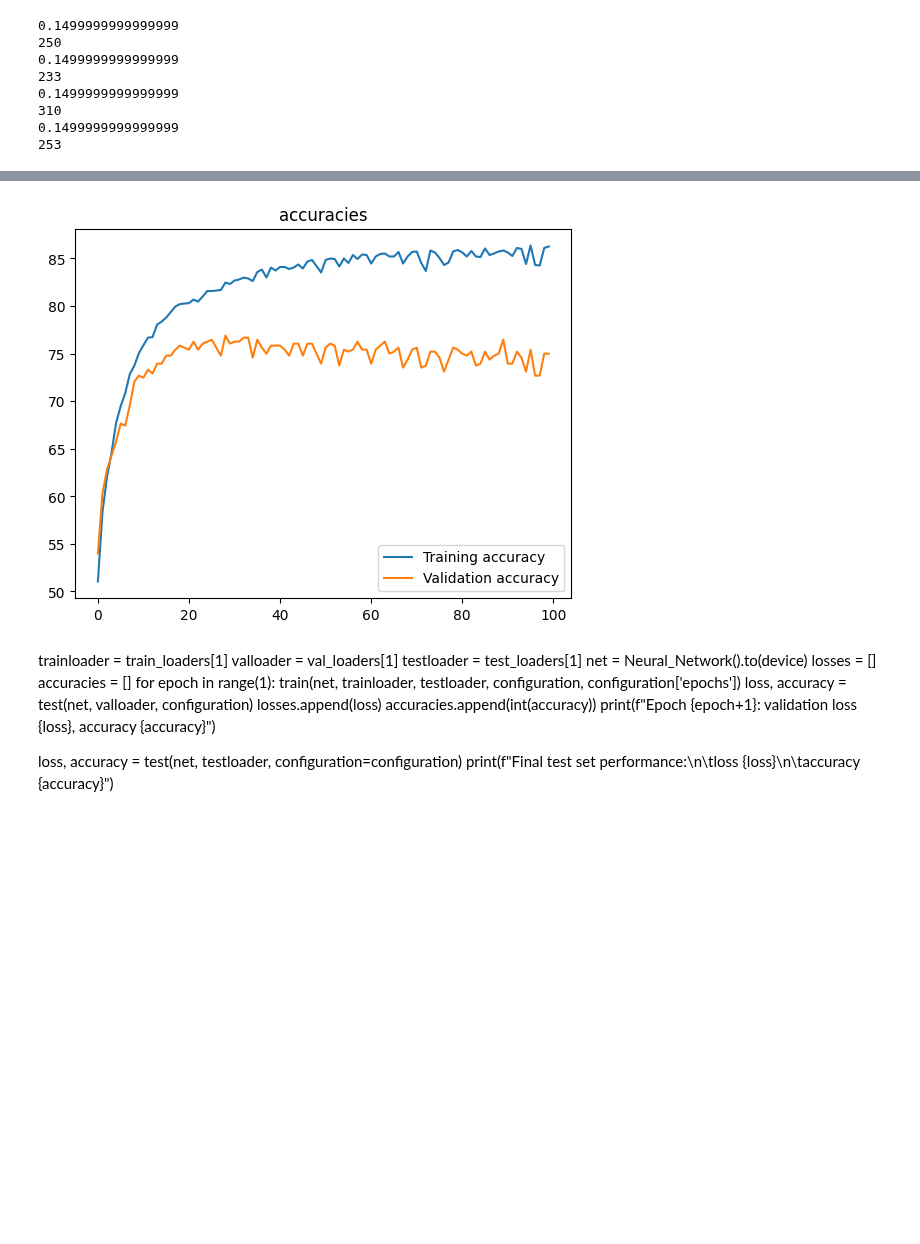
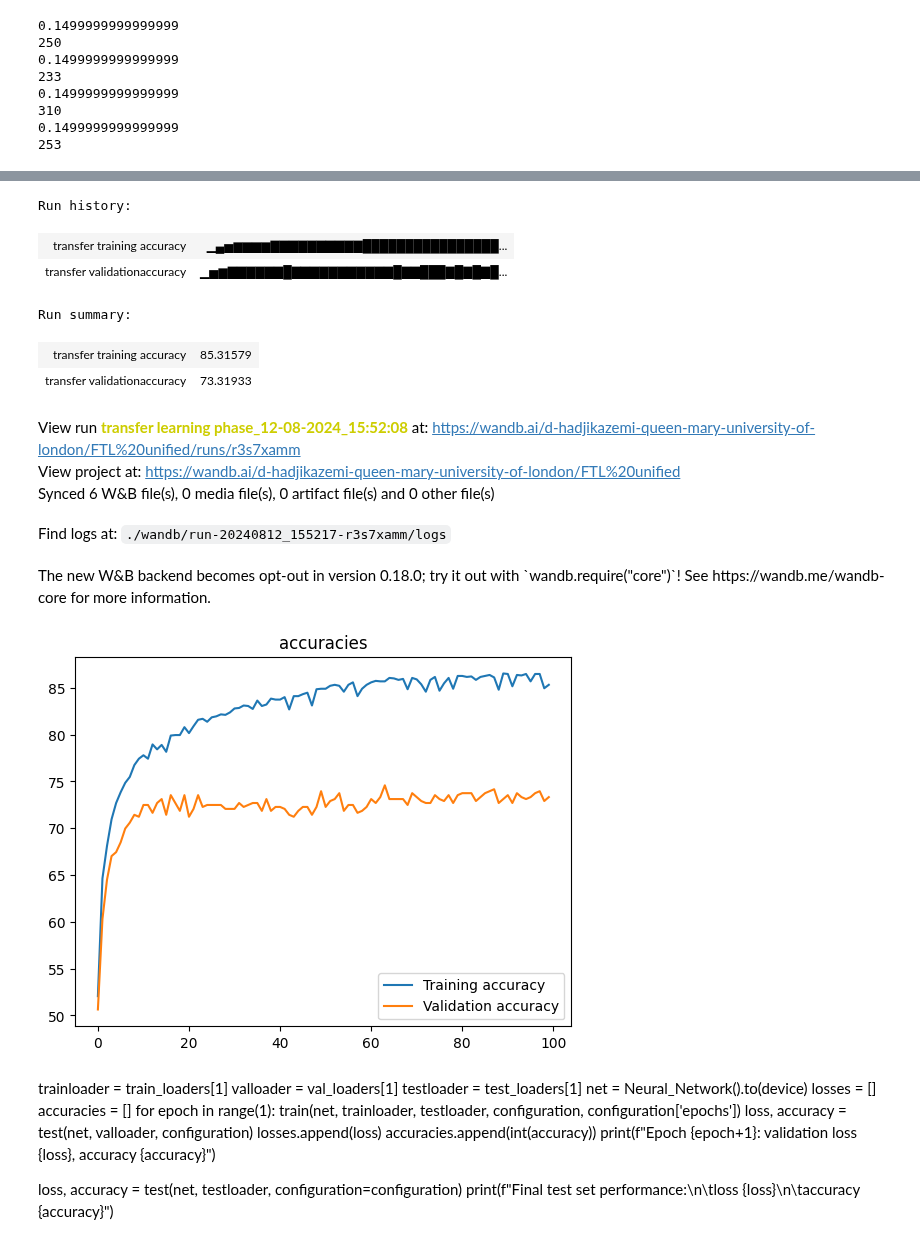
Before and after one commit to dibahk/FTL-on-Predictive-Maintenace, a Jupyter notebook: FTL/FTL_unified_train.ipynb, the cells around one changed output, grey strips where cells are left out. Cells and saved outputs as stored; diff of their text form; code cells hidden in the pictures; blank space fills up the shorter version.

```diff
--- a/FTL/FTL_unified_train.ipynb
+++ b/FTL/FTL_unified_train.ipynb
@@ -211,7 +211,7 @@ def evaluate_metric(model, data_iter, metric):
         n += len(y)
     return c*100 / n
 # %%
-def train(model, train_loaders,test_loader, config, epochs):
+def train(model, train_loaders,test_loader, config, epochs, name):
     loss = nn.CrossEntropyLoss()
     optimizer = torch.optim.Adam(model.parameters(), lr=config['learning_rate'], weight_decay=config['decay'])
     losses = [] # Stores the loss for each training batch
@@ -237,12 +237,13 @@ def train(model, train_loaders,test_loader, config, epochs):
         train_accs.append(train_acc)
         test_acc = evaluate_metric(model, test_loader, correct)
         test_accs.append(test_acc)
+        wandb.log({f'{name} training accuracy': train_acc,
+                   f'{name} validationaccuracy': test_acc})
         print(f'Epoch {epoch+1}: Training accuracy: {train_accs[-1]} Testing accuracy: {test_accs[-1]}.') # Computes and displays training/testing dataset accuracy.
     plt.plot(list(map(lambda x: x.cpu(),train_accs)), label='Training accuracy')
     plt.plot(list(map(lambda x: x.cpu(),test_accs)), label='Validation accuracy')
     plt.title('accuracies')
     plt.legend()
-
 def test(model, test_loaders,  configuration):
     loss = nn.CrossEntropyLoss()
     test_accs = []
@@ -277,7 +278,7 @@ net = Neural_Network().to(device)
 losses = []
 accuracies = []
 for epoch in range(1):
-    train(net, trainloader, valloader, configuration, configuration['epochs'])
+    train(net, trainloader, valloader, configuration, configuration['epochs'], name= 'centralized')
     loss, accuracy = test(net, valloader, configuration)
     losses.append(loss)
     accuracies.append(int(accuracy))
@@ -286,5 +287,6 @@ for epoch in range(1):
 loss, accuracy = test(net, testloader, configuration=configuration)
 
 print(f"Final test set performance:\n\tloss {loss}\n\taccuracy {accuracy}")
+wandb.finish()
 # %% [output]
 Epoch 1/100
@@ -320,3 +333,26 @@ azure_train_loaders, azure_val_loaders, azure_test_loader, azure_train_loaders_t
 310
 0.1499999999999999
 253
+# %%
+wandb.init(
+    # set the wandb project where this run will be logged
+    project="FTL unified",
+    name= "transfer learning phase_{}".format(date_time),
+    # track hyperparameters and run metadata
+    config={
+    "learning_rate": 0.0001,
+    "architecture": "CNN",
+    "epochs": 100,
+    "batch_size": 64,
+    "decay":0,
+    'dropout': 0.001,
+    "learning_rate_FL": 0.0001,
+    "batch_size_FL": 64,
+    "decay_FL": 1e-5,
+    'num_rounds_FL': 50,
+    'epochs_FL': 100,
+    'dropout_FL': 0.001
+    }
+)
+
+configuration  = dict(wandb.config)
@@ -324,7 +367,7 @@ azure_train_loaders, azure_val_loaders, azure_test_loader, azure_train_loaders_t
 losses_transfer = []
 accuracies_transfer = []
 for epoch in range(1):
-    train(net, azure_train_loaders_transfer, azure_val_loaders_transfer, configuration, configuration['epochs'])
+    train(net, azure_train_loaders_transfer, azure_val_loaders_transfer, configuration, configuration['epochs'], name= 'transfer')
     loss, accuracy = test(net, azure_val_loaders_transfer, configuration)
     losses_transfer.append(loss)
     accuracies_transfer.append(int(accuracy))
@@ -333,5 +376,6 @@ for epoch in range(1):
 losses_transfer, accuracy_transfer = test(net, testloader, configuration=configuration)
 
 print(f"Final test set performance:\n\tloss {loss}\n\taccuracy {accuracy}")
+wandb.finish()
 # %% [output]
 Epoch 1/100
@@ -354,4 +398,15 @@ Final test set performance:
+Run history:
+| transfer training accuracy | ▁▄▅▆▆▆▆▇▇▇▇▇▇▇▇▇▇████████████████... |
+| transfer validationaccuracy | ▁▅▆▇▇▇▇▇▇█▇▇▇▇▇▇▇▇▇▇▇█▇▇███▇█▇█▇█... |
+Run summary:
+| transfer training accuracy | 85.31579 |
+| transfer validationaccuracy | 73.31933 |
+View run transfer learning phase_12-08-2024_15:52:08 at: https://wandb.ai/d-hadjikazemi-queen-mary-university-of-london/FTL%20unified/runs/r3s7xamm
+View project at: https://wandb.ai/d-hadjikazemi-queen-mary-university-of-london/FTL%20unified
+Synced 6 W&B file(s), 0 media file(s), 0 artifact file(s) and 0 other file(s)
+Find logs at: ./wandb/run-20240812_155217-r3s7xamm/logs
+The new W&B backend becomes opt-out in version 0.18.0; try it out with `wandb.require("core")`! See https://wandb.me/wandb-core for more information.
-[figure, old version]
+[figure, new version]
 # %% [markdown]
 trainloader = train_loaders[1]
 valloader = val_loaders[1]
```
Also changed, not shown: parts of 10 cells of this notebook.
